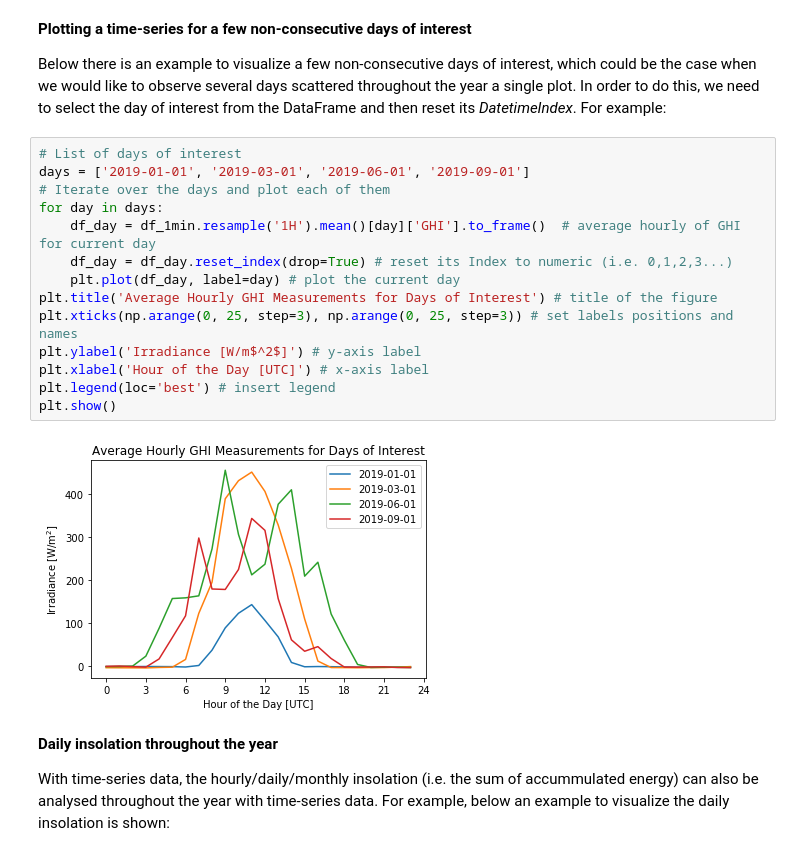
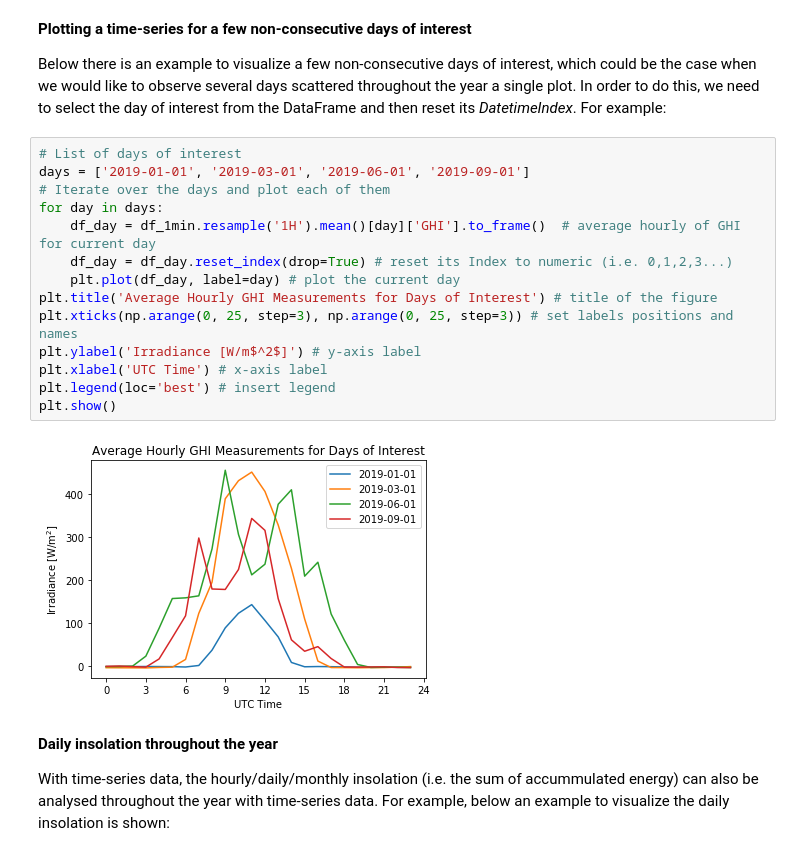
Before and after one commit to tiba-lab/Solar-Resource-Assessment-in-Python, a Jupyter notebook: notebooks/manipulating_time_series.ipynb, the cells around one changed output. Drawn from its saved outputs; the diff is of its cells as text.

```diff
--- a/notebooks/manipulating_time_series.ipynb
+++ b/notebooks/manipulating_time_series.ipynb
@@ -544,19 +544,19 @@ Below there is an example to visualize a few non-consecutive days of interest, w
 # %%
 # List of days of interest
 days = ['2019-01-01', '2019-03-01', '2019-06-01', '2019-09-01']
 # Iterate over the days and plot each of them
 for day in days:
     df_day = df_1min.resample('1H').mean()[day]['GHI'].to_frame()  # average hourly of GHI for current day
     df_day = df_day.reset_index(drop=True) # reset its Index to numeric (i.e. 0,1,2,3...)
     plt.plot(df_day, label=day) # plot the current day
 plt.title('Average Hourly GHI Measurements for Days of Interest') # title of the figure
 plt.xticks(np.arange(0, 25, step=3), np.arange(0, 25, step=3)) # set labels positions and names
 plt.ylabel('Irradiance [W/m$^2$]') # y-axis label
-plt.xlabel('Hour of the Day [UTC]') # x-axis label
+plt.xlabel('UTC Time') # x-axis label
 plt.legend(loc='best') # insert legend
 plt.show()
 # %% [output]
-[figure, old version]
+[figure, new version]
 # %% [markdown]
 **Daily insolation throughout the year**
 
```
Also changed, not shown: parts of 4 cells of this notebook.
